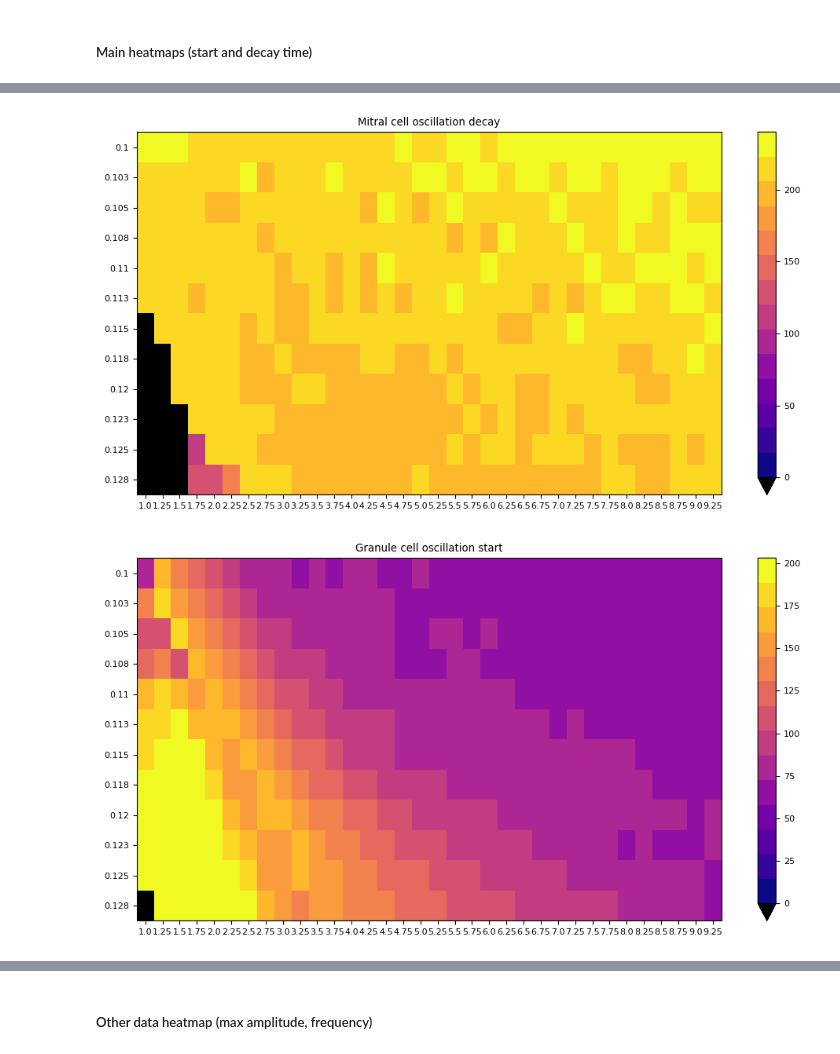
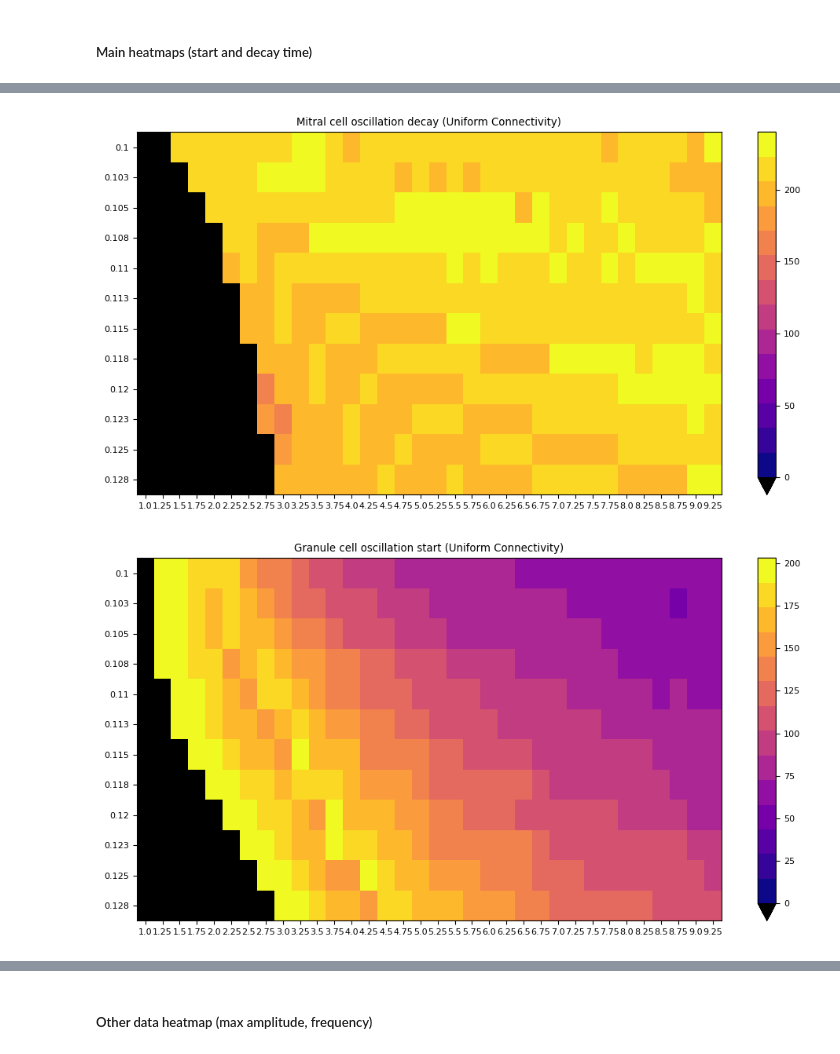
Before and after one commit to jhsieh731/23_research, a Jupyter notebook: 1989_Li.ipynb, the cells around one changed output, grey strips where cells are left out. Saved outputs shown, nothing was run; the diff lists cells and outputs as text; code cells hidden in the pictures.

Commit message:
uniform H0, W0 matrices + heatmap files

```diff
--- a/1989_Li.ipynb
+++ b/1989_Li.ipynb
@@ -102,3 +106,6 @@ W_sample = np.array([[0.3, 0.7, 0, 0, 0, 0, 0, 0, 0.5, 0.3],
+# %%
+H_0 = np.random.uniform(size=(N, M))
+W_0 = np.random.uniform(size=(M, N))
 # %% [markdown]
 ### Internal State Cell Models
 # %% [markdown]
@@ -137,12 +144,12 @@ def generate_xy(p, v):
         # mitral
         y_out = G_y(Y[t-1, :])
         Y_out[t, :] = y_out
-        X_dot = -H_sample@y_out - alpha_x*X[t-1, :] + I[t]
+        X_dot = -H_0@y_out - alpha_x*X[t-1, :] + I[t]
         X[t, :] = X[t-1, :] + X_dot
         # granule
         x_out = G_x(X[t-1, :])
         X_out[t, :] = x_out
-        Y_dot = W_sample@x_out - alpha_y*Y[t-1, :] + I_c
+        Y_dot = W_0@x_out - alpha_y*Y[t-1, :] + I_c
         Y[t, :] = Y[t-1, :] + Y_dot
     return X_out, Y_out
 # %% [markdown]
@@ -283,7 +292,7 @@ plasma = cm.get_cmap('plasma', 14)
 xlabs = np.arange(p_min, p_max, p_step)
 ylabs = np.flip(np.round(np.arange(Ic_min, Ic_max, Ic_step), 3))
 
-def plot_heatmap(M, title, reverse=True):
+def plot_heatmap(M, title, filename=False, reverse=True):
     cmap = plasma_r if reverse else plasma
     plt.figure(figsize=(12, 6))
     plt.rc('font', size=8)
@@ -293,13 +302,14 @@ def plot_heatmap(M, title, reverse=True):
     ax.set_xticks(np.arange(cols)+0.5, labels=xlabs)
     ax.set_yticks(np.arange(rows)+0.5, labels=ylabs)
     plt.colorbar(extend='min')
-    plt.title(title)
+    plt.title(title+' (Uniform Connectivity)')
+    if filename: plt.savefig(filename+'_unif')
     plt.show()
 # %% [markdown]
 ##### Main heatmaps (start and decay time)
 # %%
-plot_heatmap(M_start_vals, 'Mitral cell oscillation start')
-plot_heatmap(M_decay_vals, 'Mitral cell oscillation decay', reverse=False)
-plot_heatmap(G_start_vals, 'Granule cell oscillation start')
-plot_heatmap(G_decay_vals, 'Granule cell oscillation decay', reverse=False)
+plot_heatmap(M_start_vals, 'Mitral cell oscillation start', 'M_start')
+plot_heatmap(M_decay_vals, 'Mitral cell oscillation decay', 'M_decay', reverse=False)
+plot_heatmap(G_start_vals, 'Granule cell oscillation start', 'G_start')
+plot_heatmap(G_decay_vals, 'Granule cell oscillation decay', 'G_decay', reverse=False)
 # %% [output]
@@ -307,2 +317,2 @@ plot_heatmap(G_decay_vals, 'Granule cell oscillation decay', reverse=False)
-[figure, old version]
+[figure, new version]
-[figure, old version]
+[figure, new version]
```
Also changed, not shown: parts of 7 cells of this notebook, 10 other files.
